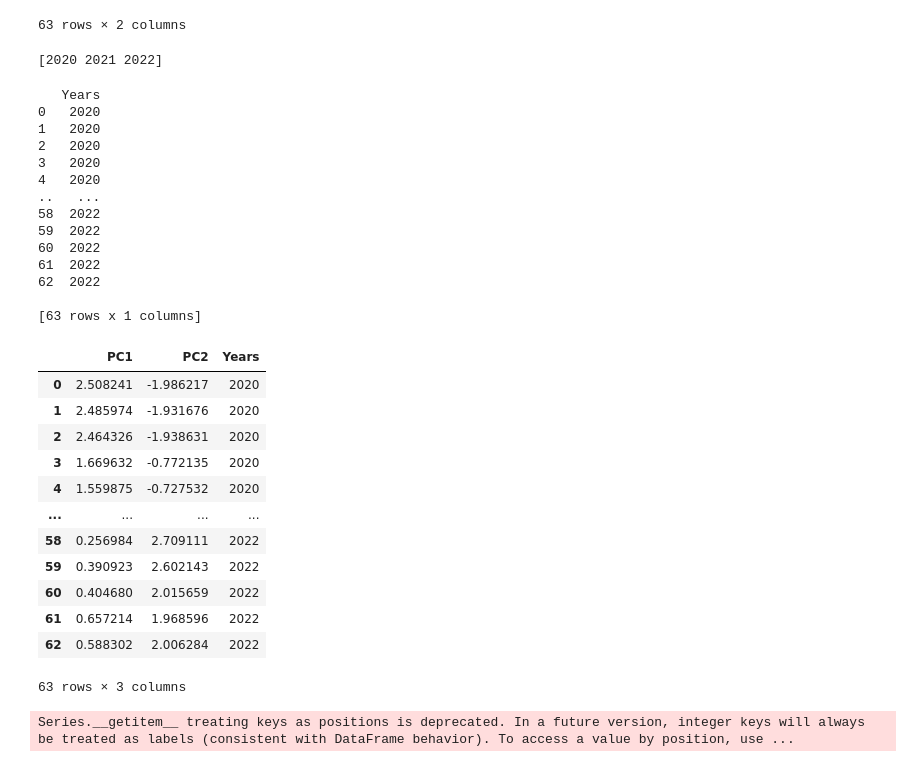
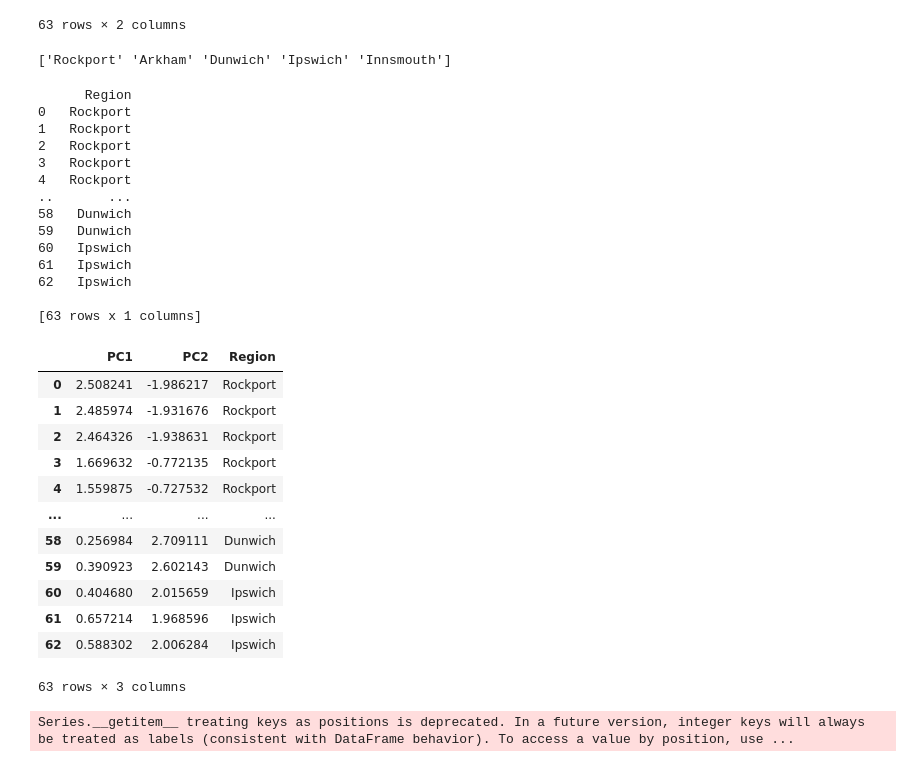
Before and after one commit to Jadelu03/M2_project, a Jupyter notebook: Task2.ipynb, the cells around one changed output. Cells and saved outputs as stored; diff of their text form; code cells hidden in the pictures.

```diff
--- a/Task2.ipynb
+++ b/Task2.ipynb
@@ -443,13 +439,13 @@ df
 63 rows × 12 columns
 # %%
 # extract data, target_name, feature_name
-new_df = df[['Year', 'VitB9', 'VitK', 'VitE', 'VitB3', 'VitB1', 'VitC', 'VitA']]
+new_df = df[['Place', 'VitB9', 'VitK', 'VitE', 'VitB3', 'VitB1', 'VitC', 'VitA']]
 print(new_df)
 
 new_df_numeric = df[['VitB9', 'VitK', 'VitE', 'VitB3', 'VitB1', 'VitC', 'VitA']]
 # assign data
 new_df_data = new_df_numeric.to_numpy()
-target = new_df['Year']
+target = new_df['Place']
 print(f'target:{target}')
 target_name = target.unique()
 print(target_name)
@@ -578,53 +574,57 @@ scores_df
 # %%
 print(target_name)
 # %% [output]
-[2020 2021 2022]
+['Rockport' 'Arkham' 'Dunwich' 'Ipswich' 'Innsmouth']
 # %%
 # create an empty array object for Y_label
 Y_label = []
 
 for i in Y:
-  if i == 2020:
-    Y_label.append('2020')
-  elif i == 2021:
-    Y_label.append('2021')
+  if i == 'Rockport':
+    Y_label.append('Rockport')
+  elif i == 'Arkham':
+    Y_label.append('Arkham')
+  elif i == 'Dunwich':
+    Y_label.append('Dunwich')
+  elif i == 'Ipswich':
+    Y_label.append('Ipswich')
   else:
-    Y_label.append('2022')
+    Y_label.append('Innsmouth')
 
 
 # create a df for fiber
-Types = pd.DataFrame(Y_label, columns=['Years'])
+Types = pd.DataFrame(Y_label, columns=['Region'])
 print(Types)
 # combine two df scores and Fiber together
 df_scores = pd.concat([scores_df, Types], axis=1)
 df_scores
 # %% [output]
-   Years
-0   2020
-1   2020
-2   2020
-3   2020
-4   2020
-..   ...
-58  2022
-59  2022
-60  2022
-61  2022
-62  2022
+      Region
+0   Rockport
+1   Rockport
+2   Rockport
+3   Rockport
+4   Rockport
+..       ...
+58   Dunwich
+59   Dunwich
+60   Ipswich
+61   Ipswich
+62   Ipswich
 
 [63 rows x 1 columns]
-|  | PC1 | PC2 | Years |
-| 0 | 2.508241 | -1.986217 | 2020 |
-| 1 | 2.485974 | -1.931676 | 2020 |
-| 2 | 2.464326 | -1.938631 | 2020 |
-| 3 | 1.669632 | -0.772135 | 2020 |
-| 4 | 1.559875 | -0.727532 | 2020 |
+|  | PC1 | PC2 | Region |
+| 0 | 2.508241 | -1.986217 | Rockport |
+| 1 | 2.485974 | -1.931676 | Rockport |
+| 2 | 2.464326 | -1.938631 | Rockport |
+| 3 | 1.669632 | -0.772135 | Rockport |
+| 4 | 1.559875 | -0.727532 | Rockport |
 | ... | ... | ... | ... |
-| 58 | 0.256984 | 2.709111 | 2022 |
-| 59 | 0.390923 | 2.602143 | 2022 |
-| 60 | 0.404680 | 2.015659 | 2022 |
-| 61 | 0.657214 | 1.968596 | 2022 |
-| 62 | 0.588302 | 2.006284 | 2022 |
+| 58 | 0.256984 | 2.709111 | Dunwich |
+| 59 | 0.390923 | 2.602143 | Dunwich |
+| 60 | 0.404680 | 2.015659 | Ipswich |
+| 61 | 0.657214 | 1.968596 | Ipswich |
+| 62 | 0.588302 | 2.006284 | Ipswich |
 63 rows × 3 columns
 # %%
 explained_variance_df.iloc[1][0]
```
Also changed, not shown: parts of 7 cells of this notebook, 1 other file.
